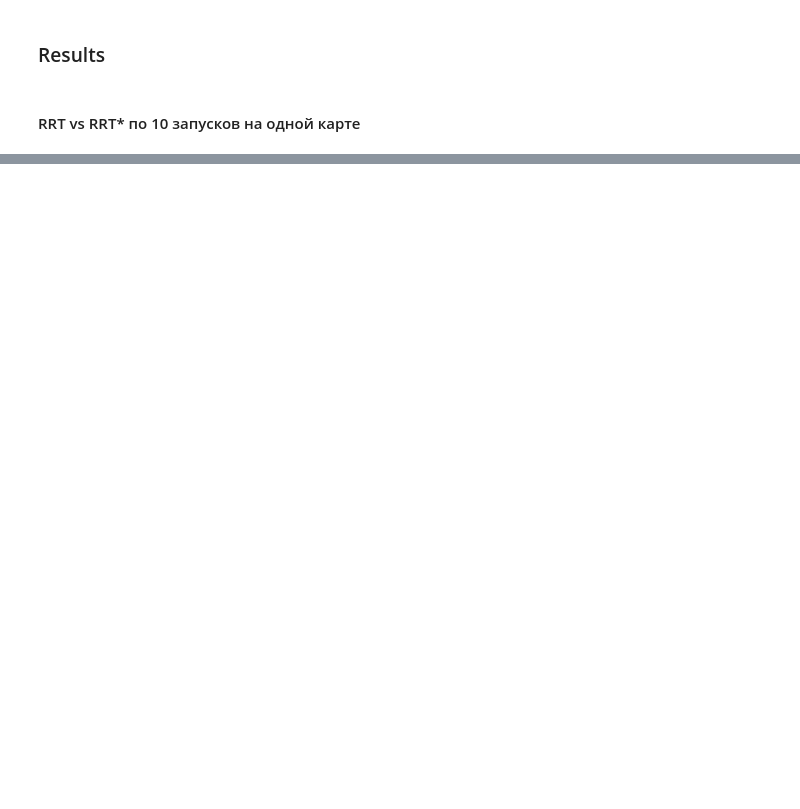
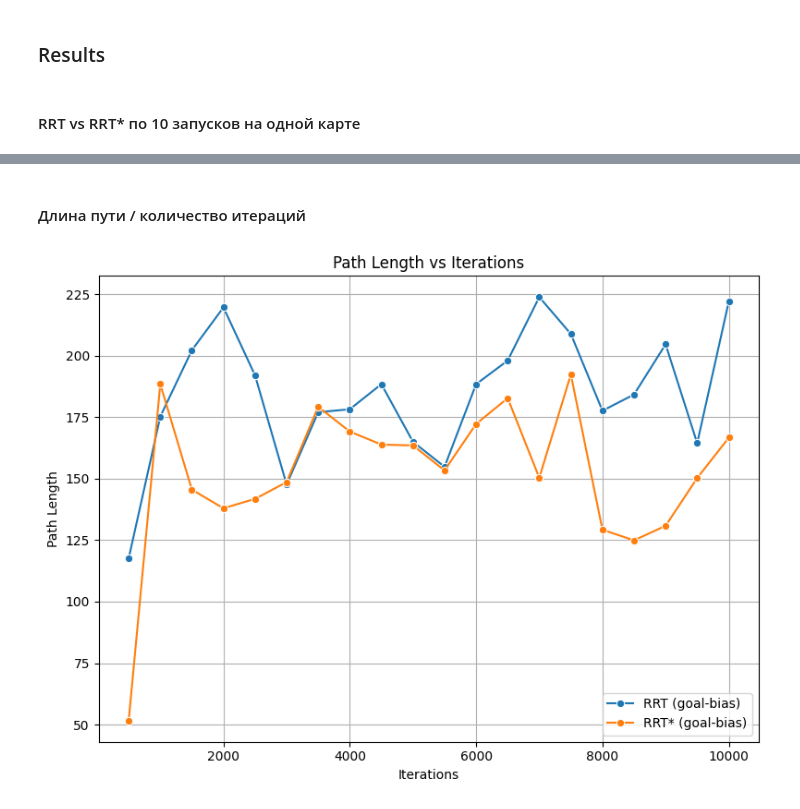
Before and after one commit to qrvmil/Manipulator, a Jupyter notebook: RRT/rrt_practice.ipynb, the cells around one changed output, grey strips where cells are left out. Saved outputs shown, nothing was run; the diff lists cells and outputs as text; code cells hidden in the pictures; blank space fills up the shorter version.

```diff
--- a/RRT/rrt_practice.ipynb
+++ b/RRT/rrt_practice.ipynb
@@ -152,7 +152,7 @@ class WorkSpace:
 ### Vanilla RRT
 # %%
 class RRT:
-    def __init__(self, workspace: WorkSpace, start: tuple, goal: tuple, max_iter: int = 1500, step_size: float = 0.03, goal_radius: float = 0.5, goal_bias=0.2, collision_check_points=10, stop_if_reached=True, visualisatoin=True):
+    def __init__(self, workspace: WorkSpace, start: tuple, goal: tuple, max_iter: int = 1500, step_size: float = 0.03, goal_radius: float = 0.5, goal_bias=0.2, collision_check_points=10, stop_if_reached=True, visualisation=True):
         self.workspace: WorkSpace = workspace
         self.start: Node = start
         self.goal: Node = goal
@@ -165,7 +165,7 @@ class RRT:
         self.collision_check_points = collision_check_points
         self.stop_if_reached = stop_if_reached
         self.goal_node = Node(None, None, 0)
-        self.visualisatoin = visualisatoin
+        self.visualisation = visualisation
 
         p = index.Property()
         p.dimension = len(workspace.dimensions)
@@ -175,7 +175,7 @@ class RRT:
 
 
         # Параметры для графика
-        if self.visualisatoin:
+        if self.visualisation:
             self.fig, self.ax = plt.subplots()
             self.frames = []
 
@@ -207,7 +207,7 @@ class RRT:
         return x
 
     def is_collision_free(self, start, end):
-        start, end = np.array(start), np.array(end)
+        start, end = np.array(start, dtype=np.float64), np.array(end, dtype=np.float64)
         line = LineString([start, end])
         v = end - start
         u = v / (np.sqrt(np.sum(v ** 2))) # единичный вектор
@@ -245,7 +245,7 @@ class RRT:
 
     def run_rrt(self):
 
-        if self.visualisatoin:
+        if self.visualisation:
             all_lines = []
             self.setup_visualization()
             self.frames.append([])
@@ -266,7 +266,7 @@ class RRT:
             new_node = self.add_vertex(new_node, nearest_node, cost=nearest_node.cost + self.dist(new_node, (nearest_node.x, nearest_node.y)))
             self.completed_iterations += 1
 
-            if new_node.parent and self.visualisatoin:
+            if new_node.parent and self.visualisation:
                 line, = self.ax.plot([new_node.x, new_node.parent.x],
                                 [new_node.y, new_node.parent.y], "-b")
                 all_lines.append(line)
@@ -433,7 +432,7 @@ class RRTStar(RRT):
 
     def run_rrt_star(self):
 
-        if self.visualisatoin:
+        if self.visualisation:
             all_lines = []
             self.setup_visualization()
             self.frames.append([])
@@ -463,7 +462,7 @@ class RRTStar(RRT):
             self.completed_iterations += 1
 
 
-            if new_node.parent and self.visualisatoin:
+            if new_node.parent and self.visualisation:
                 line, = self.ax.plot([new_node.x, new_node.parent.x],
                                 [new_node.y, new_node.parent.y], "-b")
                 all_lines.append(line)
@@ -754,0 +701,45 @@ plt.show()
+# %% [markdown]
+#### Длина пути / количество итераций
+# %%
+import seaborn as sns
+iteration_values = np.linspace(500, 10000, 20, dtype=int)
+rrt_lengths = []
+rrt_star_lengths = []
+
+def run_single(algo_class, goal_bias, map, start, goal, max_iter):
+    if (algo_class == RRT):
+            algo = algo_class(map, start, goal, max_iter=max_iter, goal_bias=goal_bias, visualisation=False)
+    else:
+        algo = algo_class(map, start, goal, rewire_cnt=5, max_iter=max_iter, goal_bias=goal_bias, visualisation=False)
+    goal_node = algo.run_rrt_star() if isinstance(algo, RRTStar) else algo.run_rrt()
+    return goal_node.cost
+
+for iters in iteration_values:
+    mean_rrt = 0
+    mean_rrt_star = 0
+    for i in range(5):
+        mean_rrt += run_single(RRT, 0.2, map, start, goal, iters)
+        mean_rrt_star += run_single(RRTStar, 0.2, map, start, goal, iters)
+    rrt_lengths.append(mean_rrt / 5)
+    rrt_star_lengths.append(mean_rrt_star / 5)
+
+
+df_real_compare = pd.DataFrame({
+    "Iterations": iteration_values,
+    "RRT Path Length": rrt_lengths,
+    "RRT* Path Length": rrt_star_lengths
+})
+
+plt.figure(figsize=(8, 6))
+sns.lineplot(x="Iterations", y="RRT Path Length", data=df_real_compare, marker='o', label="RRT (goal-bias)")
+sns.lineplot(x="Iterations", y="RRT* Path Length", data=df_real_compare, marker='o', label="RRT* (goal-bias)")
+plt.xlabel("Iterations")
+plt.ylabel("Path Length")
+plt.title("Path Length vs Iterations")
+plt.grid(True)
+plt.tight_layout()
+
+
+plt.show()
+# %% [output]
+[figure, added]
```
Also changed, not shown: parts of 13 cells of this notebook.
